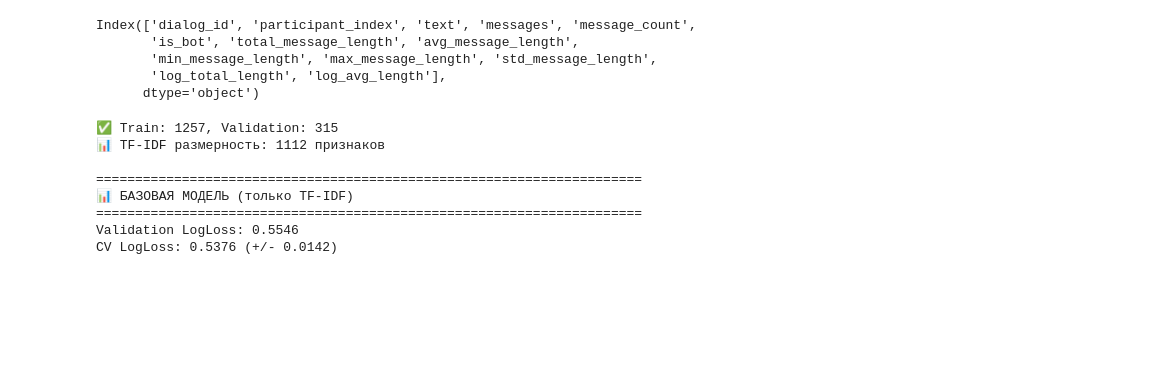
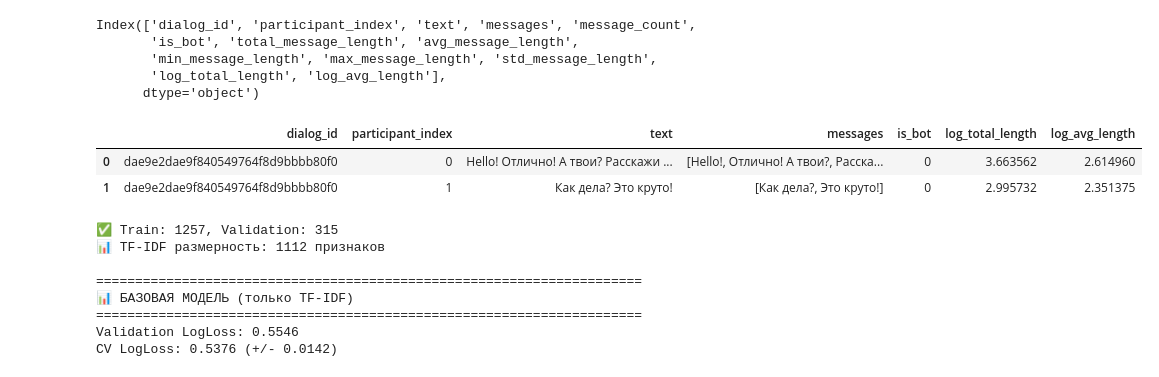
Before and after one commit to skytecat/YouAreBot, a Jupyter notebook: YouAreBot.ipynb, the cells around one changed output. Drawn from its saved outputs; the diff is of its cells as text; code cells hidden in the pictures; blank space fills up the shorter version.

```diff
--- a/YouAreBot.ipynb
+++ b/YouAreBot.ipynb
@@ -3114,3 +3127,9 @@ train_df = train_df.drop(['message_count', 'total_message_length', 'avg_message_
+# %%
+train_df.head(2)
+# %% [output]
+|  | dialog_id | participant_index | text | messages | is_bot | log_total_length | log_avg_length |
+| 0 | dae9e2dae9f840549764f8d9bbbb80f0 | 0 | Hello! Отлично! А твои? Расскажи ... | [Hello!, Отлично! А твои?, Расска... | 0 | 3.663562 | 2.614960 |
+| 1 | dae9e2dae9f840549764f8d9bbbb80f0 | 1 | Как дела? Это круто! | [Как дела?, Это круто!] | 0 | 2.995732 | 2.351375 |
 # %%
 # ═══════════════════════════════════════════════════════════════
 # 📦 РАЗДЕЛ 4: БАЗОВОЕ РЕШЕНИЕ (TF-IDF + Logistic Regression)
```
Also changed, not shown: parts of 12 cells of this notebook.
